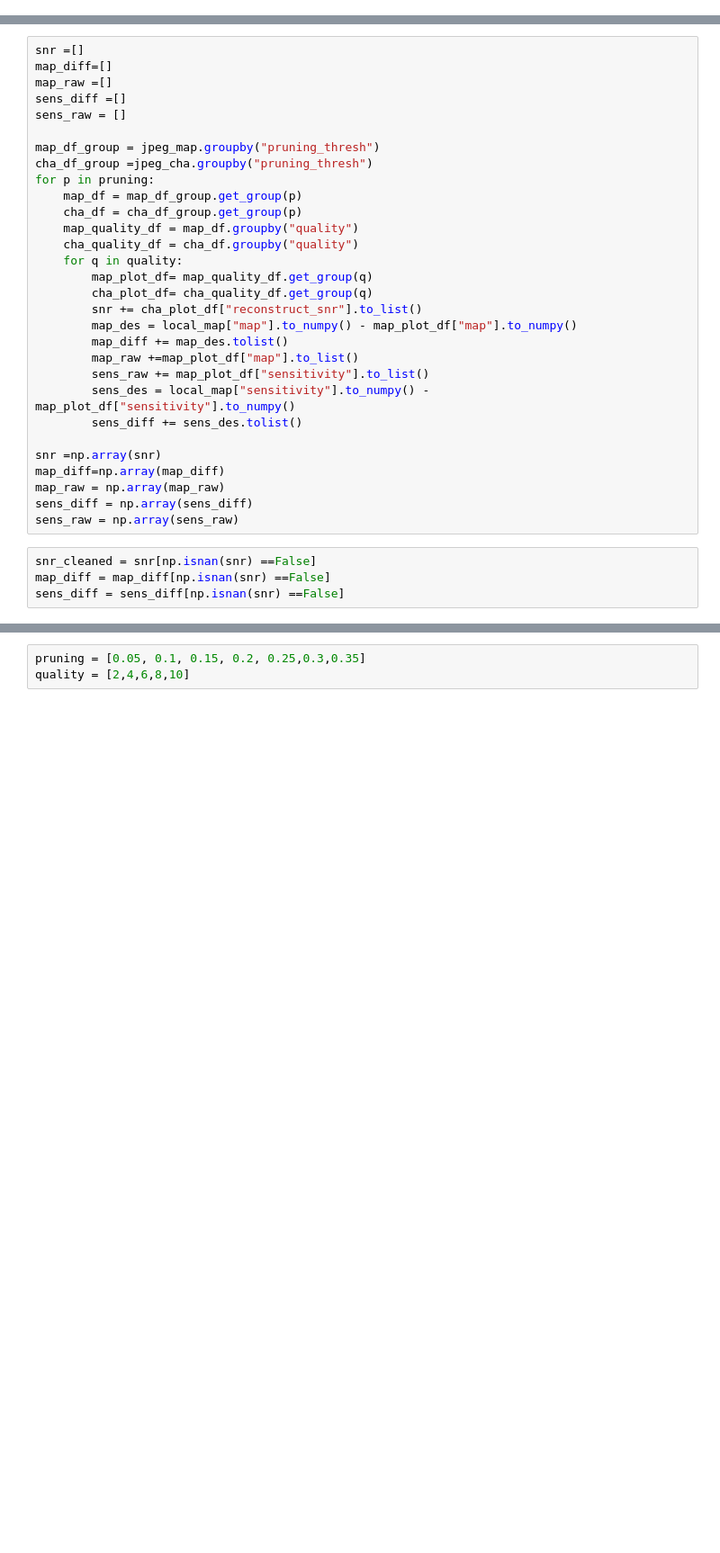
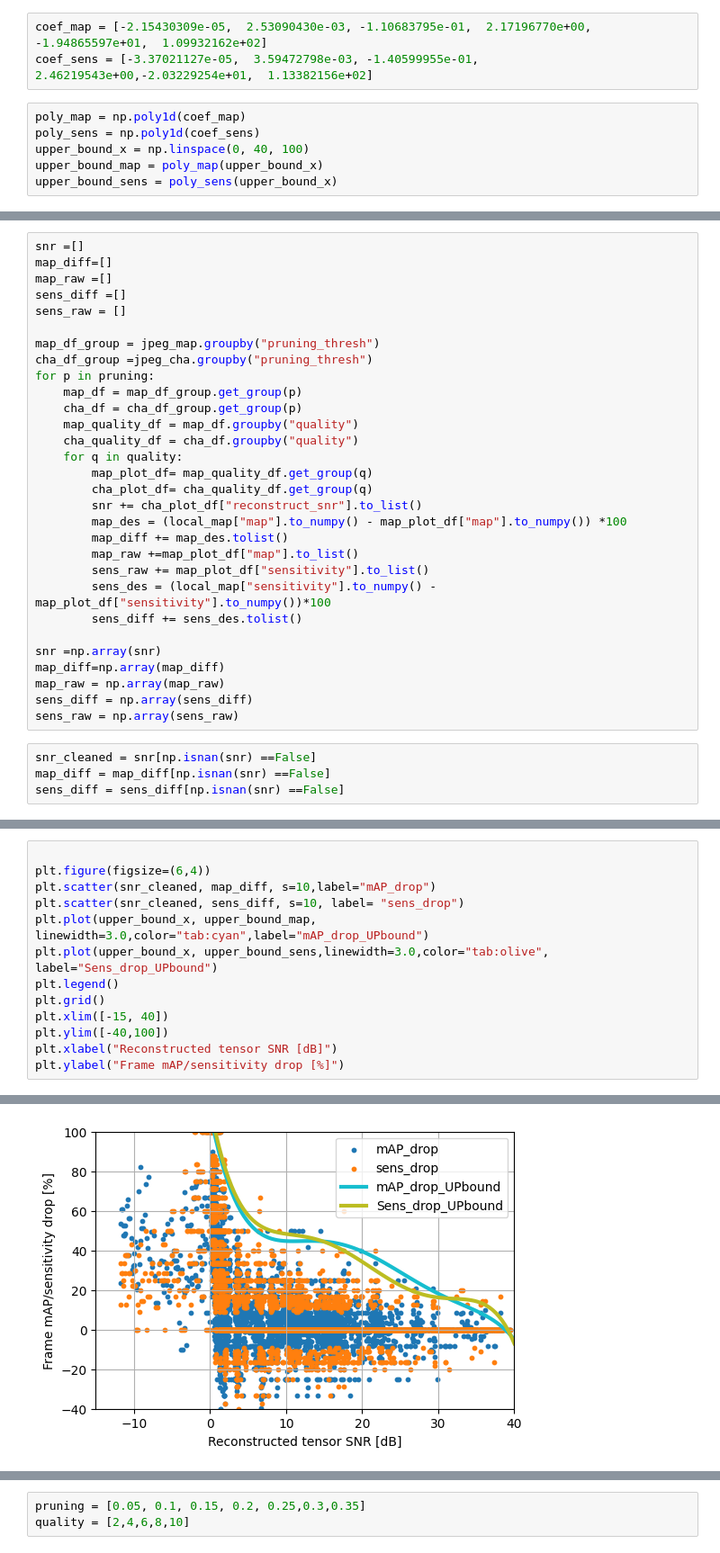
Before and after one commit to Rexyyj/split_DNN_framework, a Jupyter notebook: stable_tests/plot/snr_plot.ipynb, the cells around one changed output, grey strips where cells are left out. Shown: that part at 90% size. Drawn from its saved outputs; the diff is of its cells as text; blank space fills up the shorter version.

```diff
--- a/stable_tests/plot/snr_plot.ipynb
+++ b/stable_tests/plot/snr_plot.ipynb
@@ -18,3 +63,12 @@ pruning_general=0.25
+# %%
+coef_map = [-2.15430309e-05,  2.53090430e-03, -1.10683795e-01,  2.17196770e+00, -1.94865597e+01,  1.09932162e+02]
+coef_sens = [-3.37021127e-05,  3.59472798e-03, -1.40599955e-01,  2.46219543e+00,-2.03229254e+01,  1.13382156e+02]
+# %%
+poly_map = np.poly1d(coef_map)
+poly_sens = np.poly1d(coef_sens)
+upper_bound_x = np.linspace(0, 40, 100)
+upper_bound_map = poly_map(upper_bound_x)
+upper_bound_sens = poly_sens(upper_bound_x)
 # %%
 pruning = [0.05, 0.1, 0.15, 0.2, 0.25,0.3,0.35]
 quality = [60,70,80,90,100]
@@ -36,11 +90,11 @@ for p in pruning:
         map_plot_df= map_quality_df.get_group(q)
         cha_plot_df= cha_quality_df.get_group(q)
         snr += cha_plot_df["reconstruct_snr"].to_list()
-        map_des = local_map["map"].to_numpy() - map_plot_df["map"].to_numpy()
+        map_des = (local_map["map"].to_numpy() - map_plot_df["map"].to_numpy()) *100
         map_diff += map_des.tolist()
         map_raw +=map_plot_df["map"].to_list()
         sens_raw += map_plot_df["sensitivity"].to_list()
-        sens_des = local_map["sensitivity"].to_numpy() - map_plot_df["sensitivity"].to_numpy()
+        sens_des = (local_map["sensitivity"].to_numpy() - map_plot_df["sensitivity"].to_numpy())*100
         sens_diff += sens_des.tolist()
 
 snr =np.array(snr)
@@ -63,0 +109,14 @@ plt.grid()
+# %%
+
+plt.figure(figsize=(6,4))
+plt.scatter(snr_cleaned, map_diff, s=10,label="mAP_drop")
+plt.scatter(snr_cleaned, sens_diff, s=10, label= "sens_drop")
+plt.plot(upper_bound_x, upper_bound_map, linewidth=3.0,color="tab:cyan",label="mAP_drop_UPbound")
+plt.plot(upper_bound_x, upper_bound_sens,linewidth=3.0,color="tab:olive", label="Sens_drop_UPbound")
+plt.legend()
+plt.grid()
+plt.xlim([-15, 40])
+plt.ylim([-40,100])
+plt.xlabel("Reconstructed tensor SNR [dB]")
+plt.ylabel("Frame mAP/sensitivity drop [%]")
+# %% [output]
@@ -64 +124,2 @@ plt.grid()
+[figure, added]
 # %%
```
Also changed, not shown: parts of 22 cells of this notebook, 17 other files.
